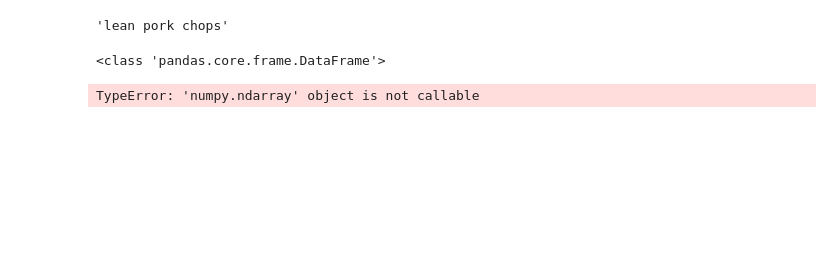
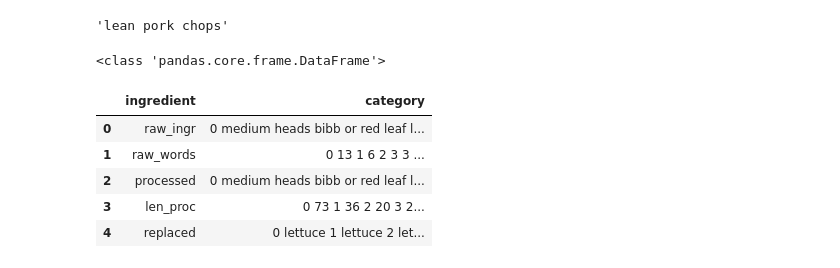
Before and after one commit to Mangetamain/mangetamain, a Jupyter notebook: preprocessing/prepro.ipynb, the cells around one changed output. Drawn from its saved outputs; the diff is of its cells as text; code cells hidden in the pictures; blank space fills up the shorter version.

Commit message:
testing ingredient function

```diff
--- a/preprocessing/prepro.ipynb
+++ b/preprocessing/prepro.ipynb
@@ -163,20 +163,21 @@ categories = {
 # %%
 import pickle
 import pandas as pd
 
 # Charger le dict depuis pickle
 with open("ingr_map.pkl", "rb") as f:
     ingr_map = pickle.load(f)
 
 # Vérifier le type de ingr_map
 print(type(ingr_map))  # doit afficher <class 'dict'>
 
-# Transformer en DataFrame
-df_ingr = pd.DataFrame.from_dict(ingr_map, orient="index").reset_index()
-df_ingr.columns = ["ingr_id", "ingredient"]
-
-# Sauvegarder en CSV
-df_ingr.to_csv("ingr_map.csv", index=False)
+ingr_map_df = pd.DataFrame(list(ingr_map.items()), columns=['ingredient', 'category'])
+ingr_map_df.head()
 # %% [output]
 <class 'pandas.core.frame.DataFrame'>
-TypeError: 'numpy.ndarray' object is not callable
+|  | ingredient | category |
+| 0 | raw_ingr | 0 medium heads bibb or red leaf l... |
+| 1 | raw_words | 0 13 1 6 2 3 3 ... |
+| 2 | processed | 0 medium heads bibb or red leaf l... |
+| 3 | len_proc | 0 73 1 36 2 20 3 2... |
+| 4 | replaced | 0 lettuce 1 lettuce 2 let... |
```
Also changed, not shown: parts of 15 cells of this notebook.
